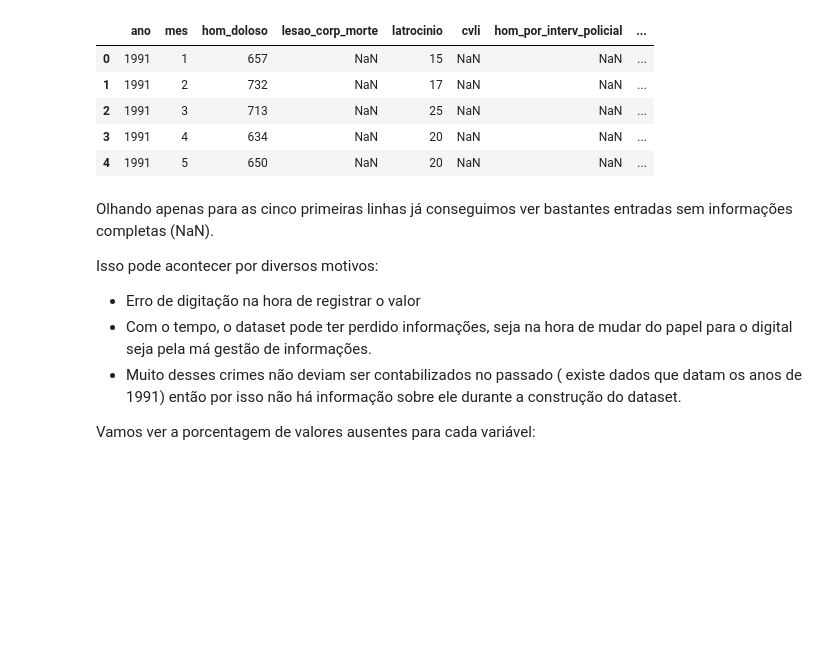
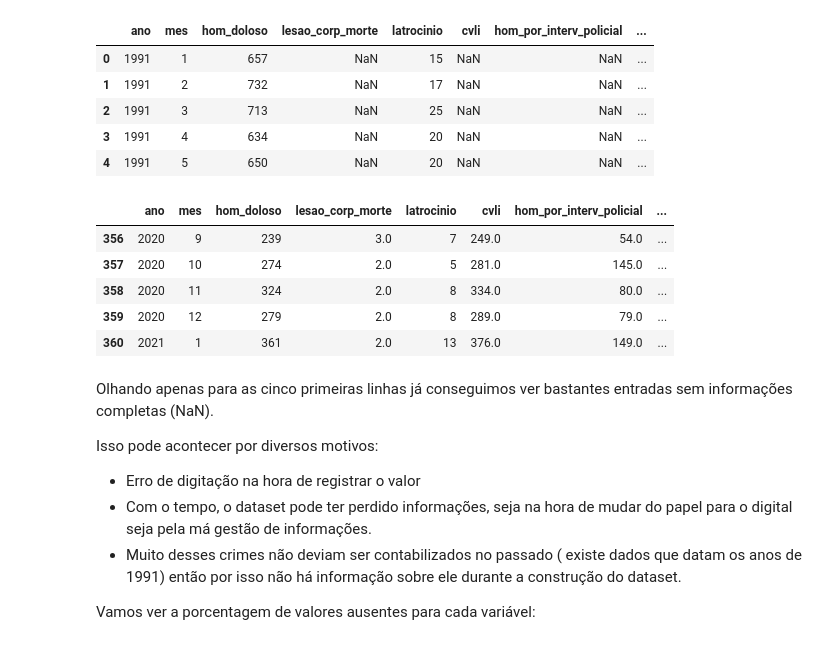
Before and after one commit to Gianlucca123/Analyzing-the-violence-in-Rio-de-Janeiro, a Jupyter notebook: Analisando_os_Crimes_do_Rio_de_Janeiro.ipynb, the cells around one changed output. Saved outputs shown, nothing was run; the diff lists cells and outputs as text; code cells hidden in the pictures; blank space fills up the shorter version.

```diff
--- a/Analisando_os_Crimes_do_Rio_de_Janeiro.ipynb
+++ b/Analisando_os_Crimes_do_Rio_de_Janeiro.ipynb
@@ -139,6 +139,16 @@ df2.head()
 | 2 | 1991 | 3 | 713 | NaN | 25 | NaN | NaN | ... |
 | 3 | 1991 | 4 | 634 | NaN | 20 | NaN | NaN | ... |
 | 4 | 1991 | 5 | 650 | NaN | 20 | NaN | NaN | ... |
+# %%
+# ver as 5 ultimas linhas do dataset
+df2.tail()
+# %% [output]
+|  | ano | mes | hom_doloso | lesao_corp_morte | latrocinio | cvli | hom_por_interv_policial | ... |
+| 356 | 2020 | 9 | 239 | 3.0 | 7 | 249.0 | 54.0 | ... |
+| 357 | 2020 | 10 | 274 | 2.0 | 5 | 281.0 | 145.0 | ... |
+| 358 | 2020 | 11 | 324 | 2.0 | 8 | 334.0 | 80.0 | ... |
+| 359 | 2020 | 12 | 279 | 2.0 | 8 | 289.0 | 79.0 | ... |
+| 360 | 2021 | 1 | 361 | 2.0 | 13 | 376.0 | 149.0 | ... |
 # %% [markdown]
 Olhando apenas para as cinco primeiras linhas já conseguimos ver bastantes entradas sem informações completas (NaN).
 
```
